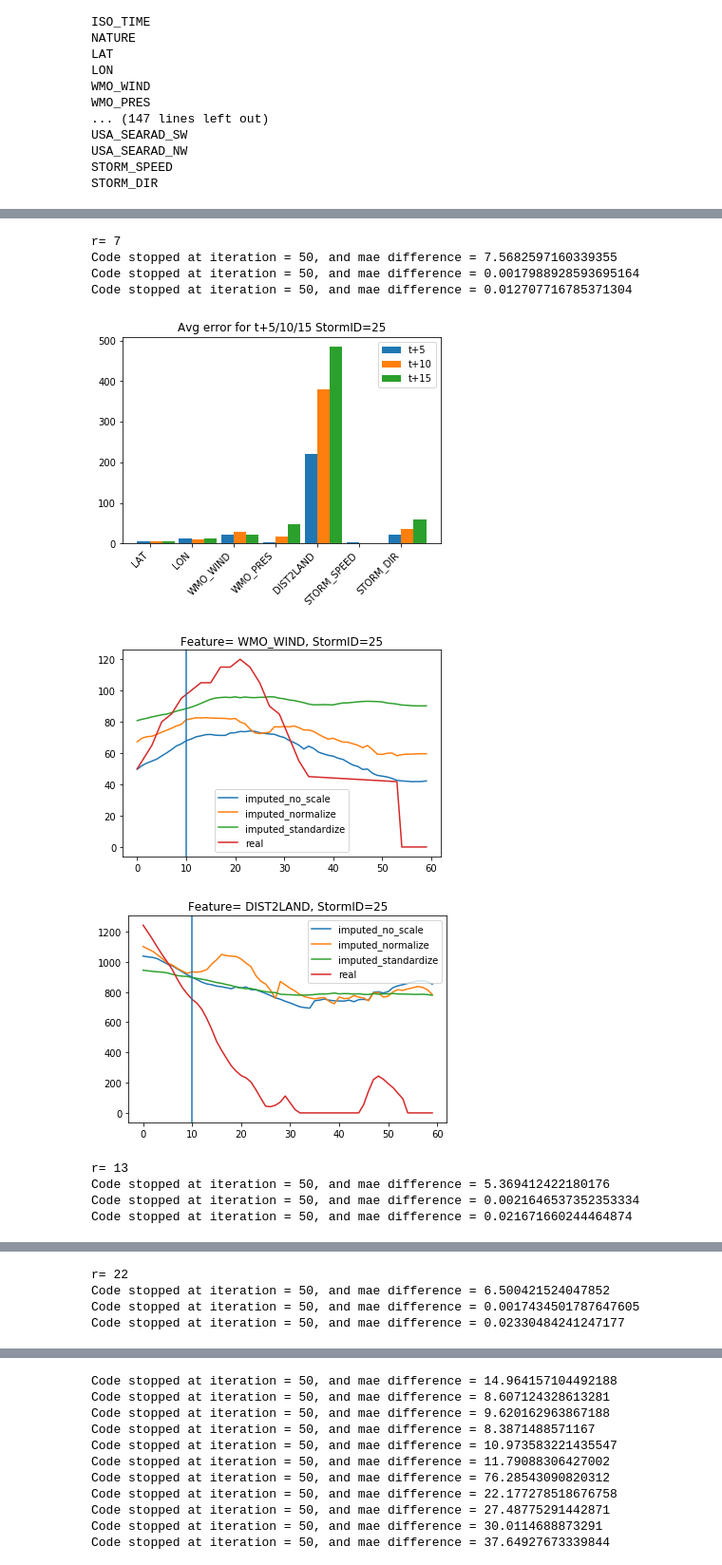
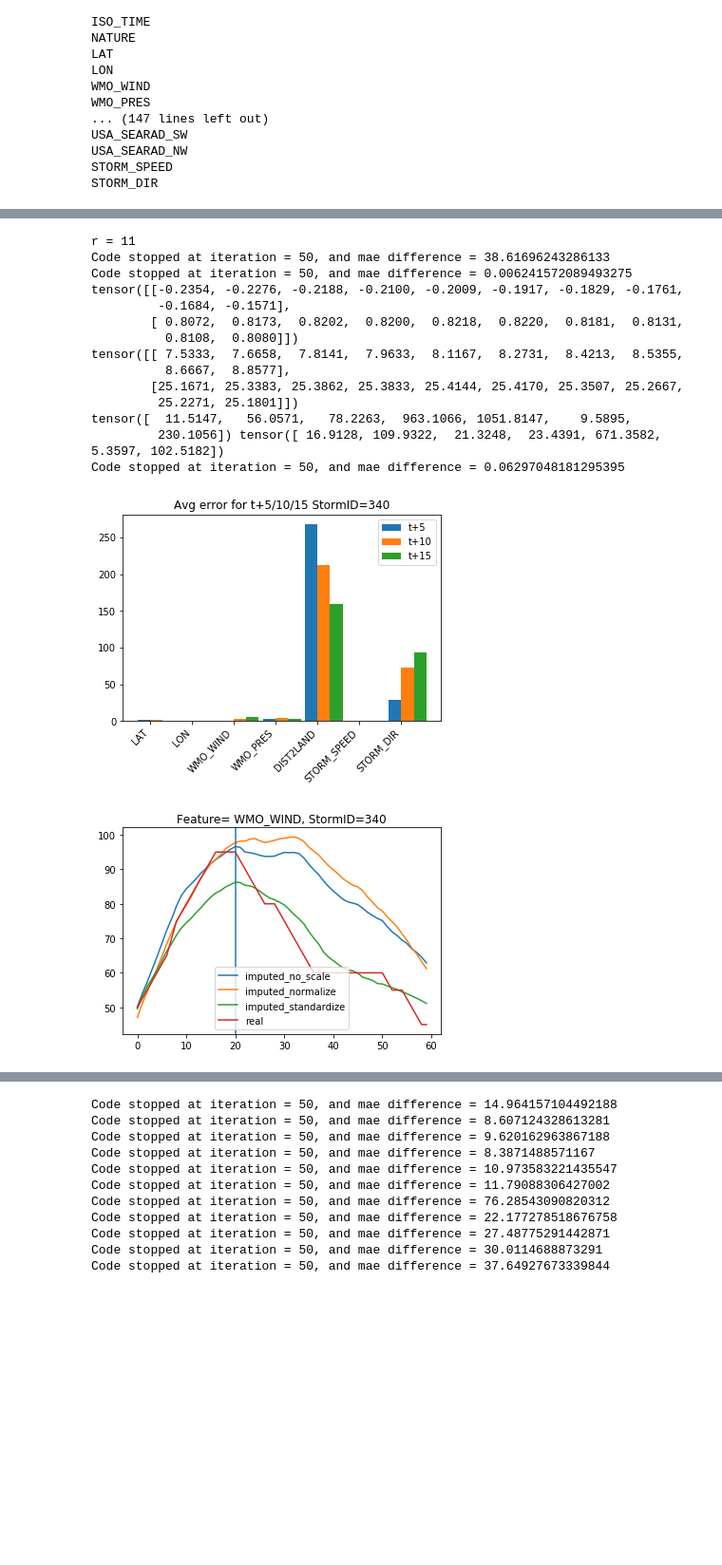
Before and after one commit to leobix/hurricast, a Jupyter notebook: processing_csv.ipynb, the cells around one changed output, grey strips where cells are left out. Shown at 95% size. Saved outputs shown, nothing was run; the diff lists cells and outputs as text; code cells hidden in the pictures; blank space fills up the shorter version.

Commit message:
handled data from 1980 + cleaned + standardization improved + handled displacement feature

```diff
--- a/processing_csv.ipynb
+++ b/processing_csv.ipynb
@@ -412,6 +446,27 @@ def de_standardize(tensor,mean,std):
 # b=de_standardize(a,m,std)
 # print('standardize',a )
 # print('de_standardize', b)
+# %%
+#Methods to standardize and de_standardize data along samples and timesteps (full standardization)
+def standardize2(tensor):
+    new_tensor = tensor.clone()
+    #calculate along 0 and 2nd (python index) dimension
+    std, mean = torch.std(tensor, dim=[0,2]), torch.mean(tensor, dim=[0,2])
+    t = tensor.shape[1]
+    for i in range(t):
+        #element wise division
+        new_tensor[:,i,:] = torch.div((tensor[:,i,:] - mean[i]), std[i])
+    #replace Nan with 0
+    new_tensor[new_tensor != new_tensor] = 0
+    return new_tensor, mean, std
+
+def de_standardize2(tensor, mean, std):
+    t = tensor.shape[1]
+    new_tensor = tensor.clone()
+    for i in range(t):
+        #element wise multiplication
+        new_tensor[:,i,:] = torch.mul(tensor[:,i,:], std[i]) + mean[i]
+    return new_tensor
 # %%
 #plot error bar chart
 def plot_error(data, X_imputed, storm_id, p_list):#calculate error for all features for next 5 hour prediction:
@@ -442,10 +497,10 @@ def plot_feature_prediction(data, X_imputed_0, X_imputed_1, X_imputed_2, storm_i
     for p in p_range:
         #plot predicted feature p with various normalization methods:
         l = [i for i in range(data.shape[2])]
-        plt.plot(l, X_imputed_0[storm_id][p], label='imputed_no_scale')
-        plt.plot(l, (X_imputed_1[storm_id][p]   ),label='imputed_normalize')
-        plt.plot(l, X_imputed_2[storm_id][p], label='imputed_standardize')
-        plt.plot(l, data[storm_id][p],label='real')
+        plt.plot(l, np.array(X_imputed_0[storm_id][p]), label='imputed_no_scale')
+        plt.plot(l, np.array(X_imputed_1[storm_id][p]),label='imputed_normalize')
+        plt.plot(l, np.array(X_imputed_2[storm_id][p]), label='imputed_standardize')
+        plt.plot(l, np.array(data[storm_id][p]),label='real')
         plt.axvline(x=time)
         plt.legend()
         plt.title('Feature= %s, StormID=%s' %(p_list[p],storm_id))
@@ -504,5 +536,5 @@ def test(data, p_list, storm_id, time, r, p = 2):
 
     return X_imputed_0, X_imputed_1, X_imputed_2
 # %%
-t3,p_list = prepare_data(min_wind = 50, max_steps=60, one_hot = False, secondary = True)
+t3, p_list = prepare_data(path = "ibtracs.since1980.list.v04r00.csv", min_wind = 50, min_steps= 59, max_steps=60, one_hot = False, secondary = False)
 # %% [output]
@@ -568,24 +575,29 @@ There are 92 storms with 15 features, and maximum number of steps is 60 and mini
 # %%
 #60 is big storm not easy to predict
-storm_id = 25
-time = 10
+storm_id = 340
+time = 20
 r = 13 #size of latent features
-for r in [7,13,22]:
-    print ('r=', r)
+for r in [11]:
+    print ('r =', r)
     #test learning for a particular storm_id
-    X_imputed_0, X_imputed_1, X_imputed_2 = test(t3, p_list, storm_id, time, r )
+    X_imputed_0, X_imputed_1, X_imputed_2 = test(t3, p_list, storm_id, time, r, delete = False)
     #make some plots:
-    plot_error(t3, X_imputed_0, storm_id, p_list)
-    plot_feature_prediction(t3, X_imputed_0, X_imputed_1, X_imputed_2, storm_id, p_list, p_range=[2,4])
+    plot_error(t3, X_imputed_2, storm_id, p_list)
+    plot_feature_prediction(t3, X_imputed_0, X_imputed_1, X_imputed_2, storm_id, p_list, p_range=[2])
 # %% [output]
-r= 7
-Code stopped at iteration = 50, and mae difference = 7.5682597160339355
-Code stopped at iteration = 50, and mae difference = 0.0017988928593695164
-Code stopped at iteration = 50, and mae difference = 0.012707716785371304
+r = 11
+Code stopped at iteration = 50, and mae difference = 38.61696243286133
+Code stopped at iteration = 50, and mae difference = 0.006241572089493275
+tensor([[-0.2354, -0.2276, -0.2188, -0.2100, -0.2009, -0.1917, -0.1829, -0.1761,
+         -0.1684, -0.1571],
+        [ 0.8072,  0.8173,  0.8202,  0.8200,  0.8218,  0.8220,  0.8181,  0.8131,
+          0.8108,  0.8080]])
+tensor([[ 7.5333,  7.6658,  7.8141,  7.9633,  8.1167,  8.2731,  8.4213,  8.5355,
+          8.6667,  8.8577],
+        [25.1671, 25.3383, 25.3862, 25.3833, 25.4144, 25.4170, 25.3507, 25.2667,
+         25.2271, 25.1801]])
+tensor([  11.5147,   56.0571,   78.2263,  963.1066, 1051.8147,    9.5895,
+         230.1056]) tensor([ 16.9128, 109.9322,  21.3248,  23.4391, 671.3582,   5.3597, 102.5182])
+Code stopped at iteration = 50, and mae difference = 0.06297048181295395
-[figure, old version]
+[figure, new version]
-[figure, old version]
+[figure, new version]
-[figure, removed]
-r= 13
-Code stopped at iteration = 50, and mae difference = 5.369412422180176
-Code stopped at iteration = 50, and mae difference = 0.0021646537352353334
-Code stopped at iteration = 50, and mae difference = 0.021671660244464874
@@ -595,4 +603,0 @@ Code stopped at iteration = 50, and mae difference = 0.021671660244464874
-r= 22
-Code stopped at iteration = 50, and mae difference = 6.500421524047852
-Code stopped at iteration = 50, and mae difference = 0.0017434501787647605
-Code stopped at iteration = 50, and mae difference = 0.02330484241247177
```
Also changed, not shown: parts of 19 cells of this notebook.
